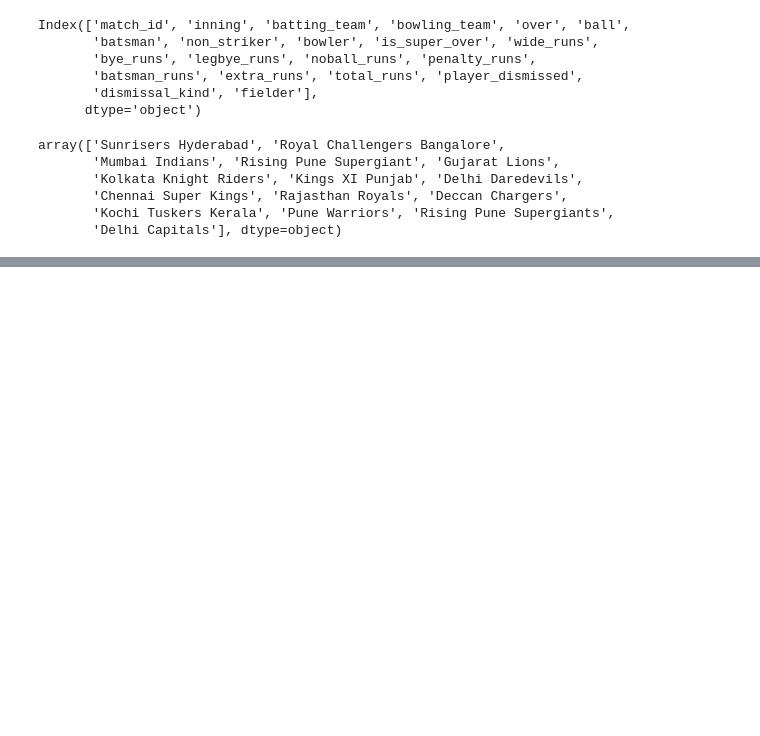
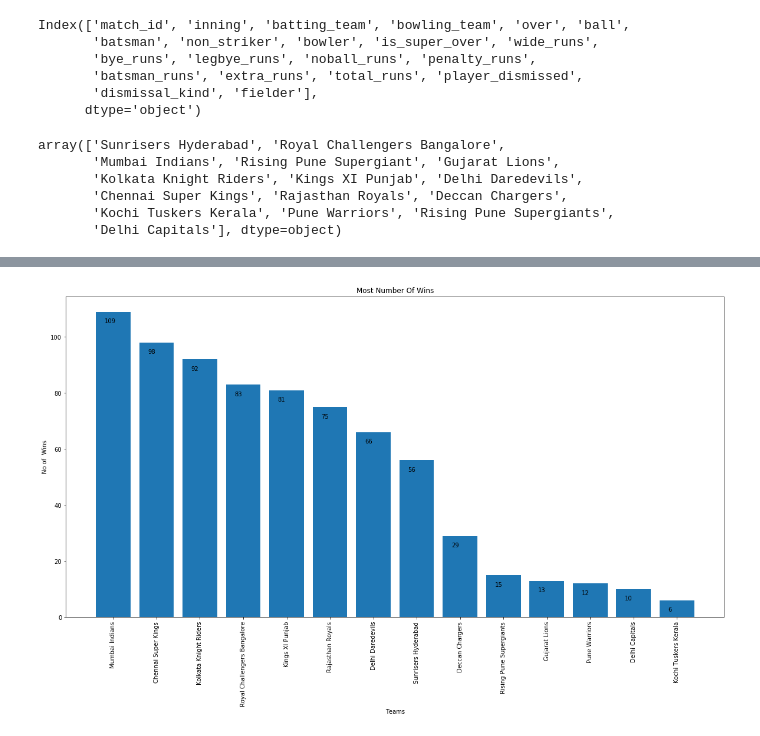
Before and after one commit to Anirudhr98/Analysis-of-IPL-Data, a Jupyter notebook: IPL.ipynb, the cells around one changed output, grey strips where cells are left out. Drawn from its saved outputs; the diff is of its cells as text; code cells hidden in the pictures; blank space fills up the shorter version.

```diff
--- a/IPL.ipynb
+++ b/IPL.ipynb
@@ -194,0 +278,20 @@ Text(0.5, 1.0, 'Top Cities that have hosted IPL Matches')
+# %%
+# Most Number of Wins by a team
+most_no_of_wins = df.groupby('winner').apply(lambda x: x).reset_index()
+most_no_of_wins = most_no_of_wins.groupby('winner').count()
+most_no_of_wins = most_no_of_wins.city.reset_index(name='No_Of_Wins')
+most_no_of_wins = most_no_of_wins.sort_values(by='No_Of_Wins',ascending=False)
+
+plt.title("Most Number Of Wins")
+plt.bar(most_no_of_wins.winner , most_no_of_wins.No_Of_Wins)
+plt.xlabel("Teams")
+plt.ylabel("No of  Wins")
+count = 0
+for i in most_no_of_wins.No_Of_Wins:
+    plt.text(count-0.2,i-4,str(i))
+    count+=1
+plt.xticks(rotation = 90)
+plt.yticks()
+plt.show()
+# %% [output]
+[figure, added]
```
Also changed, not shown: parts of 16 cells of this notebook.
